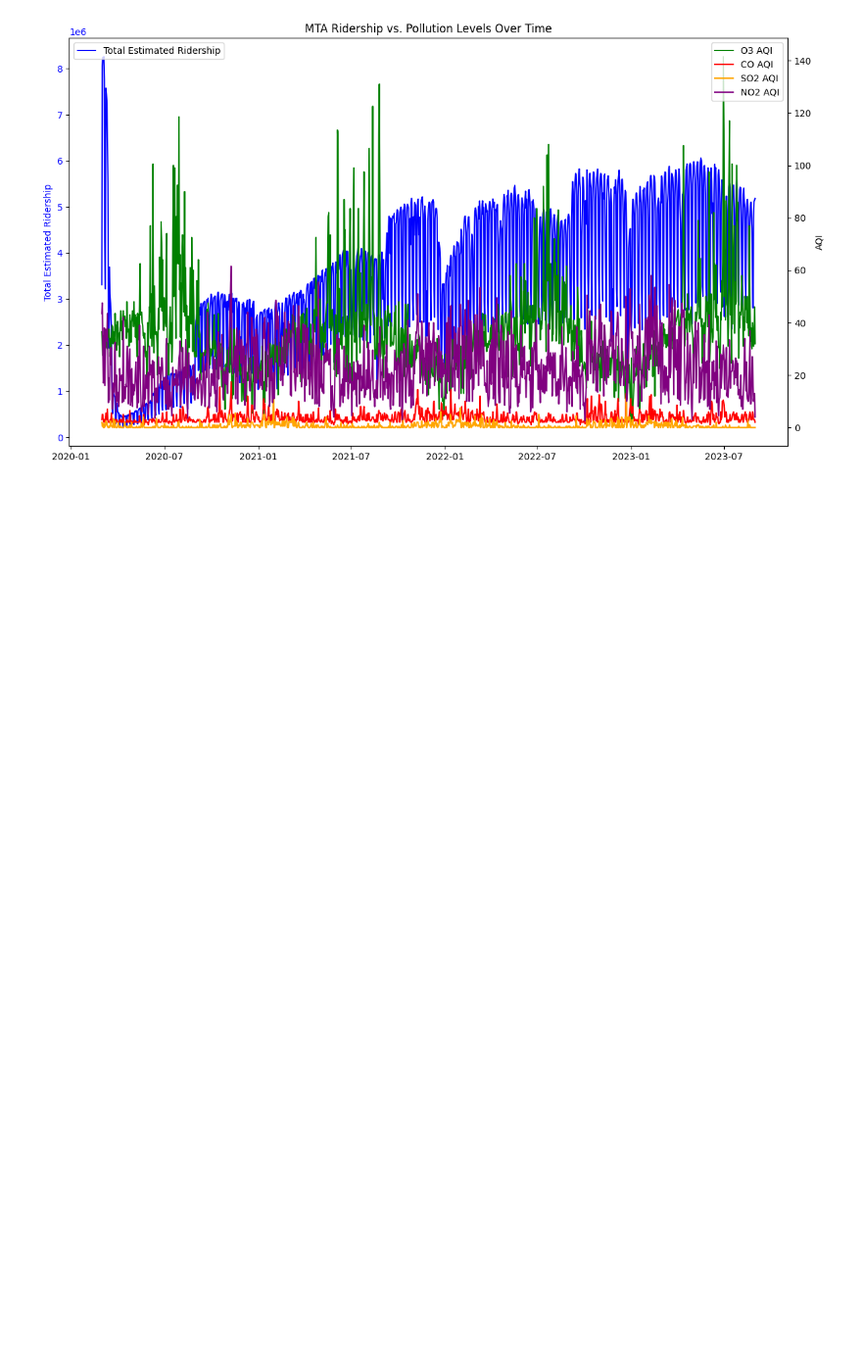
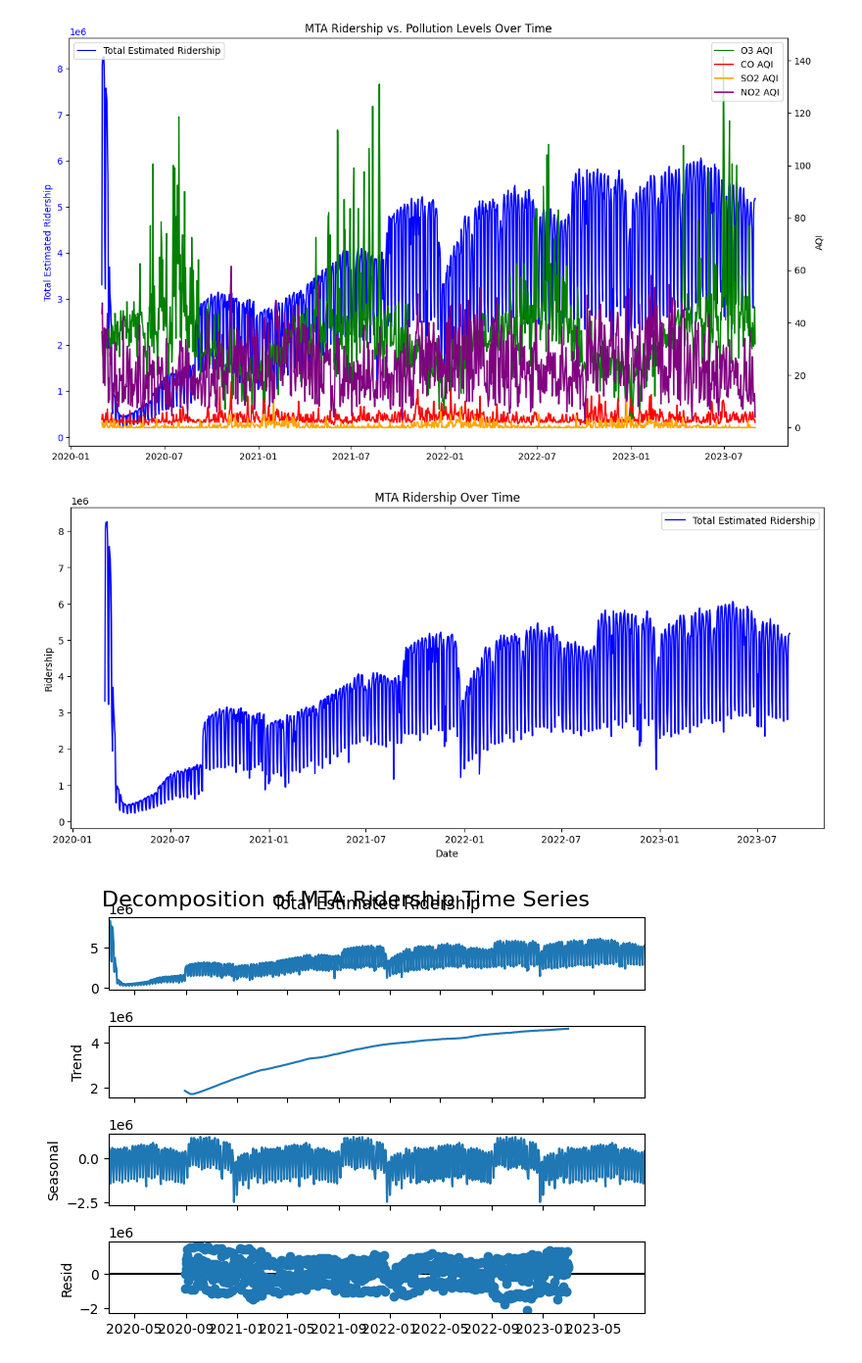
Before and after one commit to aronpwong/lhl-finalproject-24, a Jupyter notebook: eda.ipynb, the cells around one changed output. Shown at 98% size. Drawn from its saved outputs; the diff is of its cells as text; code cells hidden in the pictures; blank space fills up the shorter version.

```diff
--- a/eda.ipynb
+++ b/eda.ipynb
@@ -910,3 +910,35 @@ ax2.legend(loc='upper right')
 plt.show()
 # %% [output]
 [figure]
+# %%
+from statsmodels.tsa.seasonal import seasonal_decompose
+
+# Plotting the time series data for MTA Ridership
+plt.figure(figsize=(14, 6))
+plt.plot(merged_ridership_aqi['Date'], merged_ridership_aqi['Total Estimated Ridership'], label='Total Estimated Ridership', color='blue')
+plt.title('MTA Ridership Over Time')
+plt.xlabel('Date')
+plt.ylabel('Ridership')
+plt.legend()
+plt.show()
+
+# Decomposing the MTA Ridership time series
+ridership_series = merged_ridership_aqi.set_index('Date')['Total Estimated Ridership']
+decomposition_ridership = seasonal_decompose(ridership_series, model='additive', period=365)
+
+# Plotting the decomposed components
+decomposition_ridership.plot()
+plt.suptitle('Decomposition of MTA Ridership Time Series', fontsize=16)
+plt.show()
+
+# Decomposing the AQI time series for O3 as an example
+o3_aqi_series = merged_ridership_aqi.set_index('Date')['O3 AQI']
+decomposition_o3_aqi = seasonal_decompose(o3_aqi_series, model='additive', period=365)
+
+# Plotting the decomposed components
+decomposition_o3_aqi.plot()
+plt.suptitle('Decomposition of O3 AQI Time Series', fontsize=16)
+plt.show()
+# %% [output]
+[figure, added]
+[figure, added]
```
Also changed, not shown: parts of 4 cells of this notebook.
